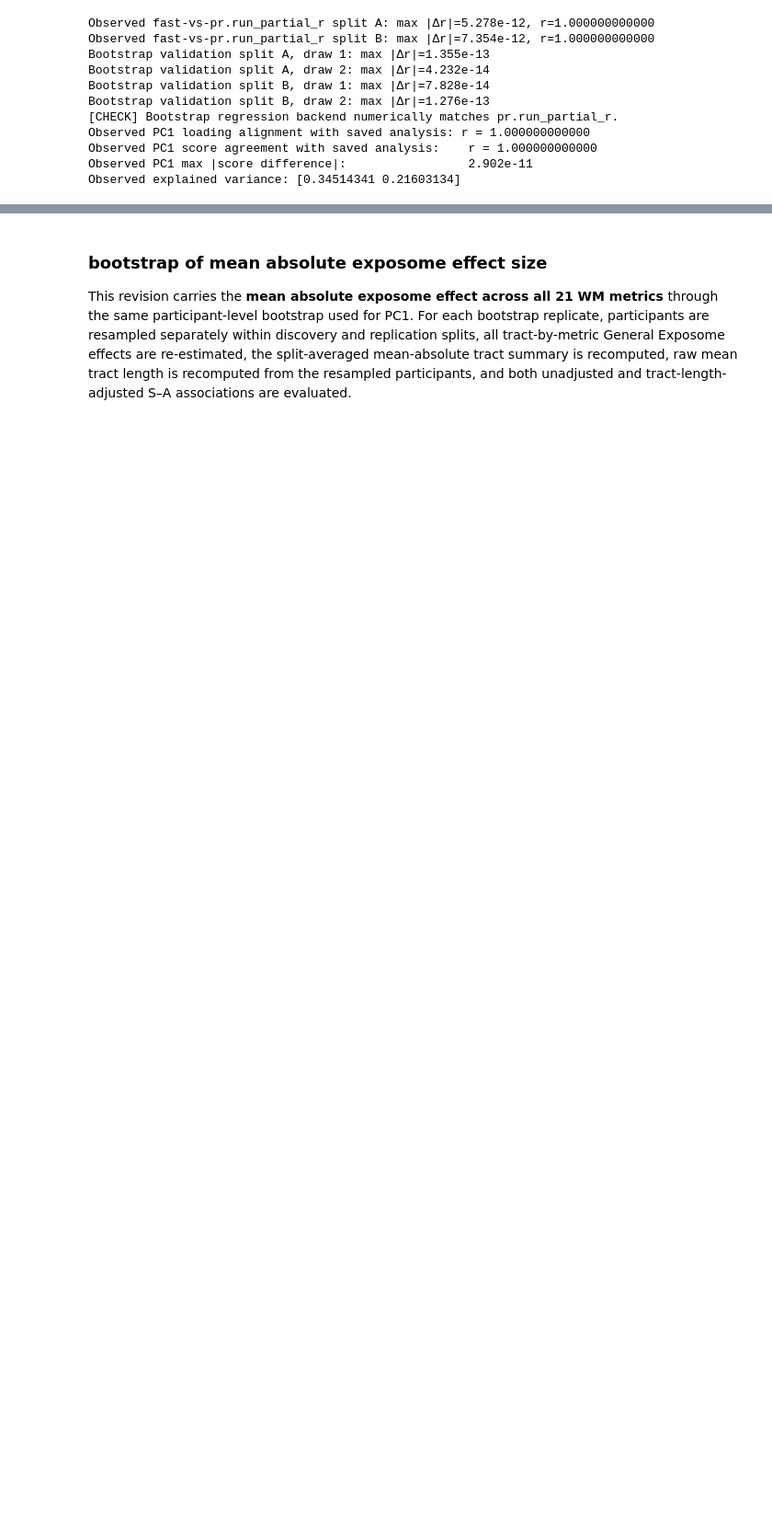
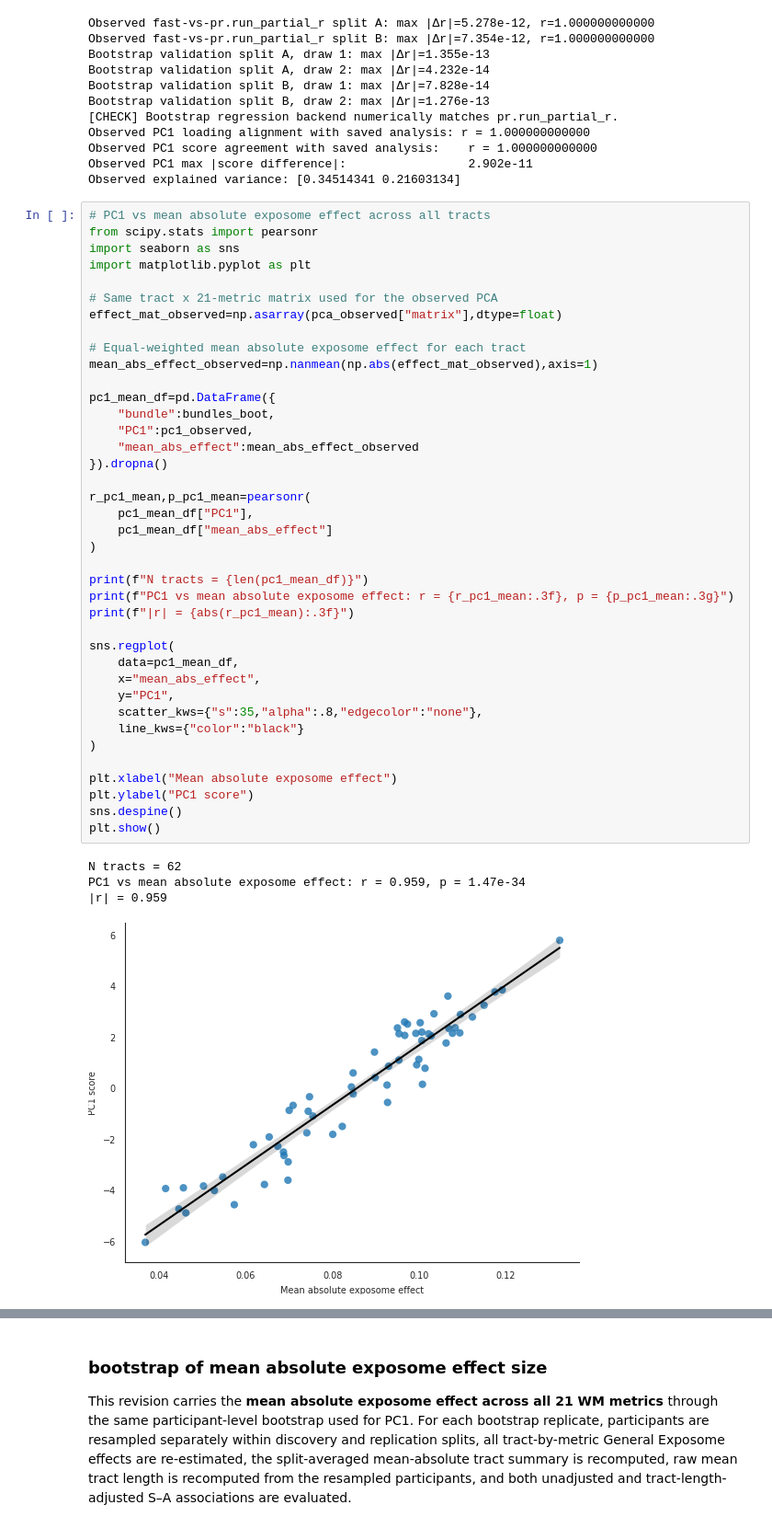
Before and after one commit to PennLINC/macedo_wm_exposome, a Jupyter notebook: code/Figure_3_SA_Axis_Annotation_bootstrap_length_v6_mean_primary.ipynb, the cells around one changed output, grey strips where cells are left out. Shown at 92% size. Saved outputs shown, nothing was run; the diff lists cells and outputs as text; blank space fills up the shorter version.

```diff
--- a/code/Figure_3_SA_Axis_Annotation_bootstrap_length_v6_mean_primary.ipynb
+++ b/code/Figure_3_SA_Axis_Annotation_bootstrap_length_v6_mean_primary.ipynb
@@ -786,6 +787,50 @@ Observed PC1 loading alignment with saved analysis: r = 1.000000000000
 Observed PC1 score agreement with saved analysis:    r = 1.000000000000
 Observed PC1 max |score difference|:                 2.902e-11
 Observed explained variance: [0.34514341 0.21603134]
+# %%
+# PC1 vs mean absolute exposome effect across all tracts
+from scipy.stats import pearsonr
+import seaborn as sns
+import matplotlib.pyplot as plt
+
+# Same tract x 21-metric matrix used for the observed PCA
+effect_mat_observed=np.asarray(pca_observed["matrix"],dtype=float)
+
+# Equal-weighted mean absolute exposome effect for each tract
+mean_abs_effect_observed=np.nanmean(np.abs(effect_mat_observed),axis=1)
+
+pc1_mean_df=pd.DataFrame({
+    "bundle":bundles_boot,
+    "PC1":pc1_observed,
+    "mean_abs_effect":mean_abs_effect_observed
+}).dropna()
+
+r_pc1_mean,p_pc1_mean=pearsonr(
+    pc1_mean_df["PC1"],
+    pc1_mean_df["mean_abs_effect"]
+)
+
+print(f"N tracts = {len(pc1_mean_df)}")
+print(f"PC1 vs mean absolute exposome effect: r = {r_pc1_mean:.3f}, p = {p_pc1_mean:.3g}")
+print(f"|r| = {abs(r_pc1_mean):.3f}")
+
+sns.regplot(
+    data=pc1_mean_df,
+    x="mean_abs_effect",
+    y="PC1",
+    scatter_kws={"s":35,"alpha":.8,"edgecolor":"none"},
+    line_kws={"color":"black"}
+)
+
+plt.xlabel("Mean absolute exposome effect")
+plt.ylabel("PC1 score")
+sns.despine()
+plt.show()
+# %% [output]
+N tracts = 62
+PC1 vs mean absolute exposome effect: r = 0.959, p = 1.47e-34
+|r| = 0.959
+[figure, added]
 # %%
 # -----------------------------------------------------------------------------
 # Extract mean tract length from the RAW harmonized participant-level data.
```
Also changed, not shown: parts of 6 cells of this notebook, 7 other files.
